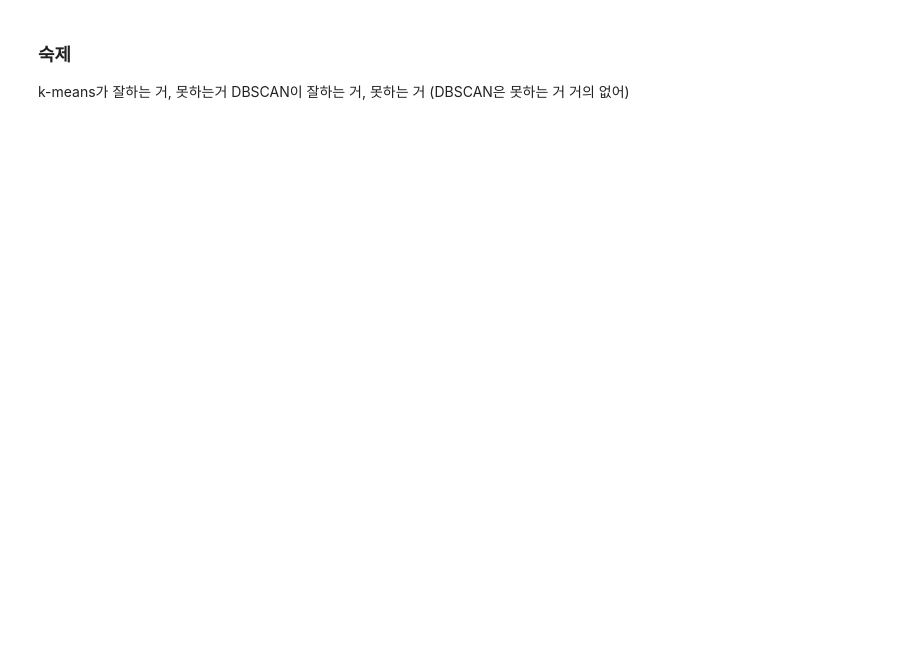
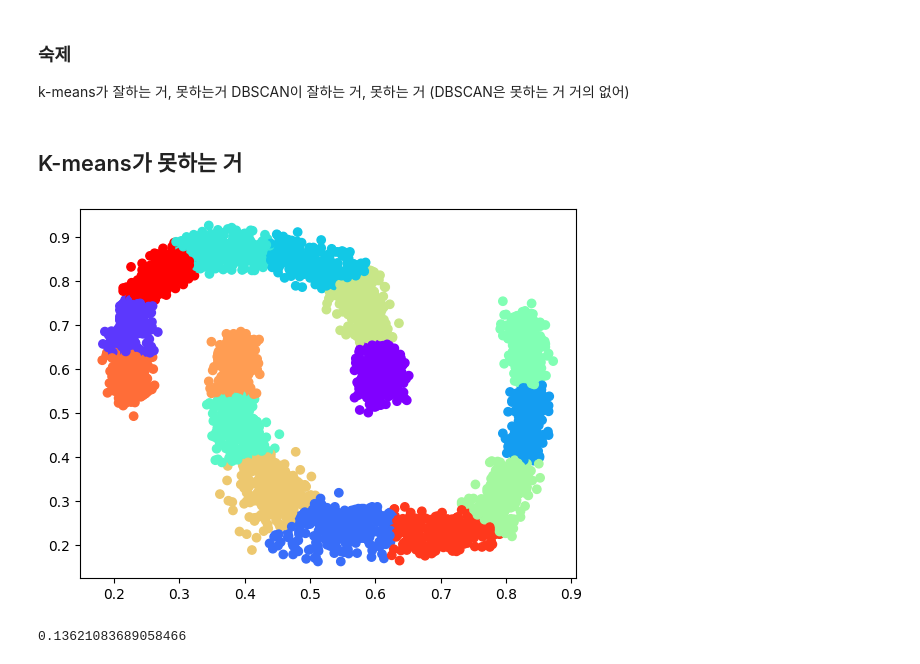
Before and after one commit to Park-HY-00/BAV, a Jupyter notebook: week8-hw.ipynb, the cells around one changed output. Drawn from its saved outputs; the diff is of its cells as text; code cells hidden in the pictures; blank space fills up the shorter version.

```diff
--- a/week8-hw.ipynb
+++ b/week8-hw.ipynb
@@ -79,3 +62,29 @@ plt.show()
 ### 숙제
 k-means가 잘하는 거, 못하는거
 DBSCAN이 잘하는 거, 못하는 거 (DBSCAN은 못하는 거 거의 없어)
+# %% [markdown]
+## K-means가 못하는 거
+# %%
+from sklearn.cluster import KMeans
+import pandas as pd
+import matplotlib.pyplot as plt
+from sklearn.metrics.cluster import adjusted_rand_score
+
+banana_df = pd.read_csv("./week8-dataset/banana.csv")
+
+training_points = banana_df[["col1", "col2"]]
+training_labels = banana_df["target"]
+
+kmeans = KMeans(n_clusters=15).fit(training_points)
+
+plt.scatter(training_points["col1"], training_points["col2"], c=kmeans.labels_,
+		cmap='rainbow')
+
+plt.show()
+
+arc = adjusted_rand_score(training_labels, kmeans.labels_)
+
+print(arc)
+# %% [output]
+[figure, added]
+0.13621083689058466
```
Also changed, not shown: parts of 15 cells of this notebook, 7 other files.
